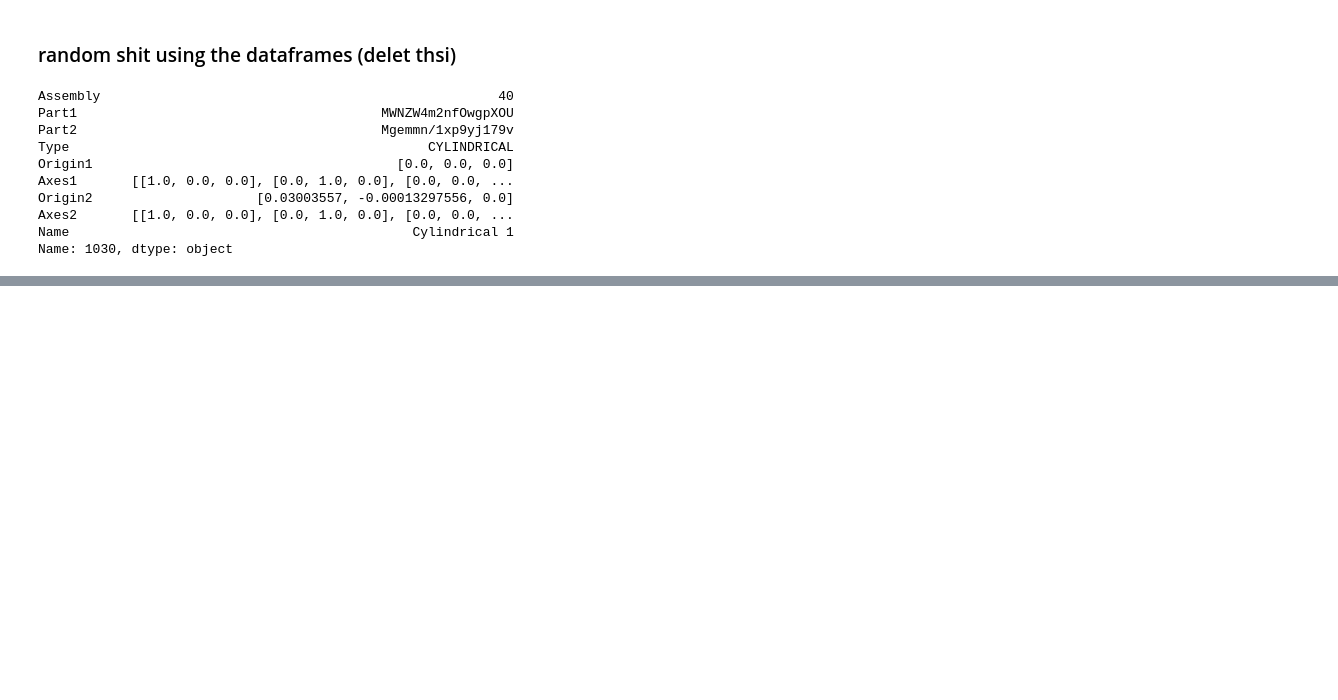
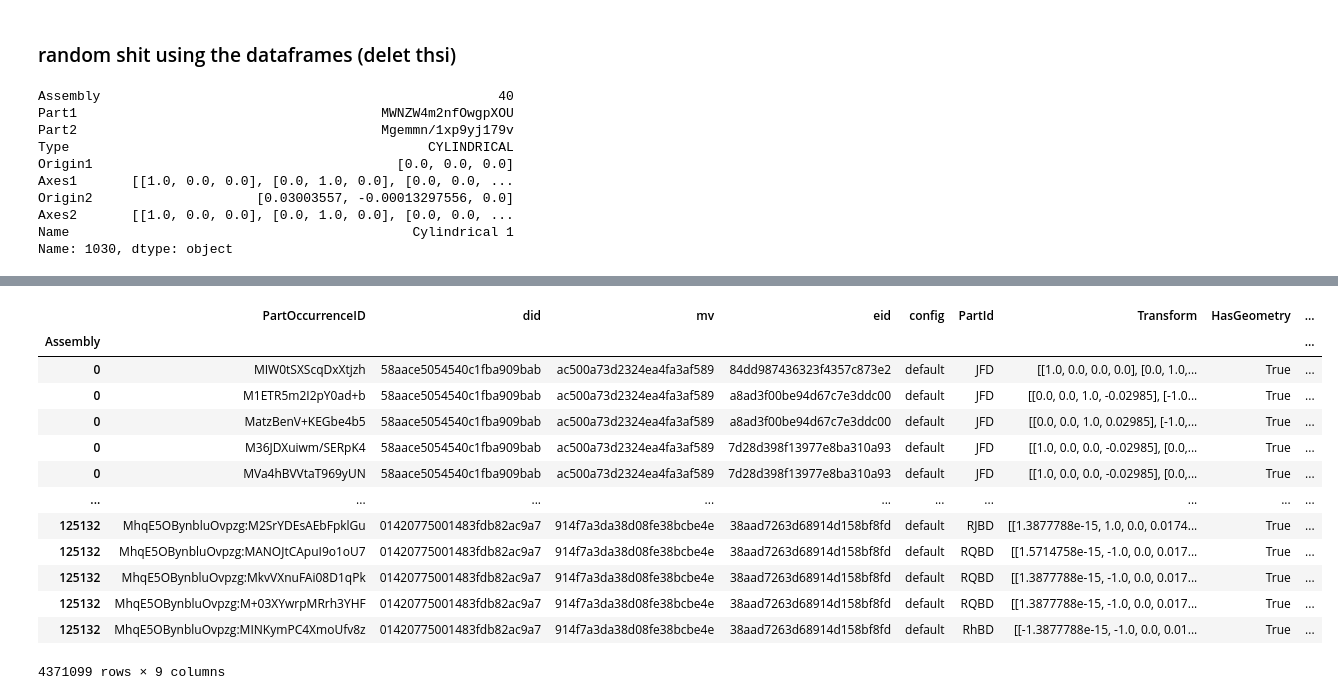
Before and after one commit to ShnitzelKiller/Mechanical, a Jupyter notebook: mechanical/visualize-3.ipynb, the cells around one changed output, grey strips where cells are left out. Saved outputs shown, nothing was run; the diff lists cells and outputs as text; code cells hidden in the pictures; blank space fills up the shorter version.

```diff
--- a/mechanical/visualize-3.ipynb
+++ b/mechanical/visualize-3.ipynb
@@ -189,3 +189,20 @@ mate_df_by_ass.loc[53154]
 | 53154 | MiQyuLGbKtjx+RwK/ | MAVLmS9Fmxs++TW89 | FASTENED | [0.38309398, -0.01905, -0.29972547] | [[0.0, 0.0, -1.0], [1.0, 0.0, 0.0... | [0.2206625, 0.0, -0.1852287] | [[-1.0, 0.0, -0.0], [0.0, 0.0, -1... | Fastened 1 | 795819 |
 | 53154 | MGGFNePzxy4fWS5Ap | MAVLmS9Fmxs++TW89 | FASTENED | [0.38309398, -0.009525, -0.29972547] | [[0.0, -0.0, -1.0], [0.0, -1.0, 0... | [-0.187325, 0.0, -0.1852287] | [[-0.0, 1.0, 0.0], [-0.0, 0.0, -1... | Fastened 3 | 795820 |
 | 53154 | MKdie0y0QDA3KSbBS | MAVLmS9Fmxs++TW89 | FASTENED | [0.38309398, -0.01905, -0.29972547] | [[0.0, 0.0, -1.0], [-1.0, 0.0, 0.... | [0.01905, 0.0, -0.1852287] | [[1.0, -0.0, 0.0], [0.0, 0.0, -1.... | Fastened 4 | 795821 |
+# %%
+part_df
+# %% [output]
+|  | PartOccurrenceID | did | mv | eid | config | PartId | Transform | HasGeometry | ... |
+| Assembly |  |  |  |  |  |  |  |  | ... |
+| 0 | MIW0tSXScqDxXtjzh | 58aace5054540c1fba909bab | ac500a73d2324ea4fa3af589 | 84dd987436323f4357c873e2 | default | JFD | [[1.0, 0.0, 0.0, 0.0], [0.0, 1.0,... | True | ... |
+| 0 | M1ETR5m2I2pY0ad+b | 58aace5054540c1fba909bab | ac500a73d2324ea4fa3af589 | a8ad3f00be94d67c7e3ddc00 | default | JFD | [[0.0, 0.0, 1.0, -0.02985], [-1.0... | True | ... |
+| 0 | MatzBenV+KEGbe4b5 | 58aace5054540c1fba909bab | ac500a73d2324ea4fa3af589 | a8ad3f00be94d67c7e3ddc00 | default | JFD | [[0.0, 0.0, 1.0, 0.02985], [-1.0,... | True | ... |
+| 0 | M36JDXuiwm/SERpK4 | 58aace5054540c1fba909bab | ac500a73d2324ea4fa3af589 | 7d28d398f13977e8ba310a93 | default | JFD | [[1.0, 0.0, 0.0, -0.02985], [0.0,... | True | ... |
+| 0 | MVa4hBVVtaT969yUN | 58aace5054540c1fba909bab | ac500a73d2324ea4fa3af589 | 7d28d398f13977e8ba310a93 | default | JFD | [[1.0, 0.0, 0.0, -0.02985], [0.0,... | True | ... |
+| ... | ... | ... | ... | ... | ... | ... | ... | ... | ... |
+| 125132 | MhqE5OBynbluOvpzg:M2SrYDEsAEbFpklGu | 01420775001483fdb82ac9a7 | 914f7a3da38d08fe38bcbe4e | 38aad7263d68914d158bf8fd | default | RJBD | [[1.3877788e-15, 1.0, 0.0, 0.0174... | True | ... |
+| 125132 | MhqE5OBynbluOvpzg:MANOJtCApuI9o1oU7 | 01420775001483fdb82ac9a7 | 914f7a3da38d08fe38bcbe4e | 38aad7263d68914d158bf8fd | default | RQBD | [[1.5714758e-15, -1.0, 0.0, 0.017... | True | ... |
+| 125132 | MhqE5OBynbluOvpzg:MkvVXnuFAi08D1qPk | 01420775001483fdb82ac9a7 | 914f7a3da38d08fe38bcbe4e | 38aad7263d68914d158bf8fd | default | RQBD | [[1.3877788e-15, -1.0, 0.0, 0.017... | True | ... |
+| 125132 | MhqE5OBynbluOvpzg:M+03XYwrpMRrh3YHF | 01420775001483fdb82ac9a7 | 914f7a3da38d08fe38bcbe4e | 38aad7263d68914d158bf8fd | default | RQBD | [[1.3877788e-15, -1.0, 0.0, 0.017... | True | ... |
+| 125132 | MhqE5OBynbluOvpzg:MINKymPC4XmoUfv8z | 01420775001483fdb82ac9a7 | 914f7a3da38d08fe38bcbe4e | 38aad7263d68914d158bf8fd | default | RhBD | [[-1.3877788e-15, -1.0, 0.0, 0.01... | True | ... |
+4371099 rows × 9 columns
```
Also changed, not shown: 4 other files.
